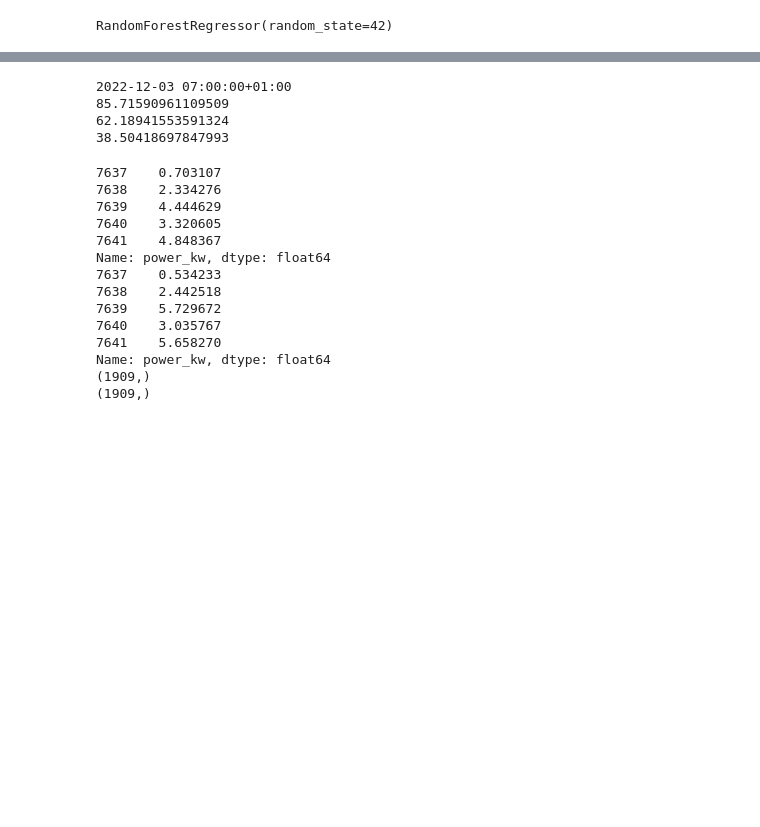
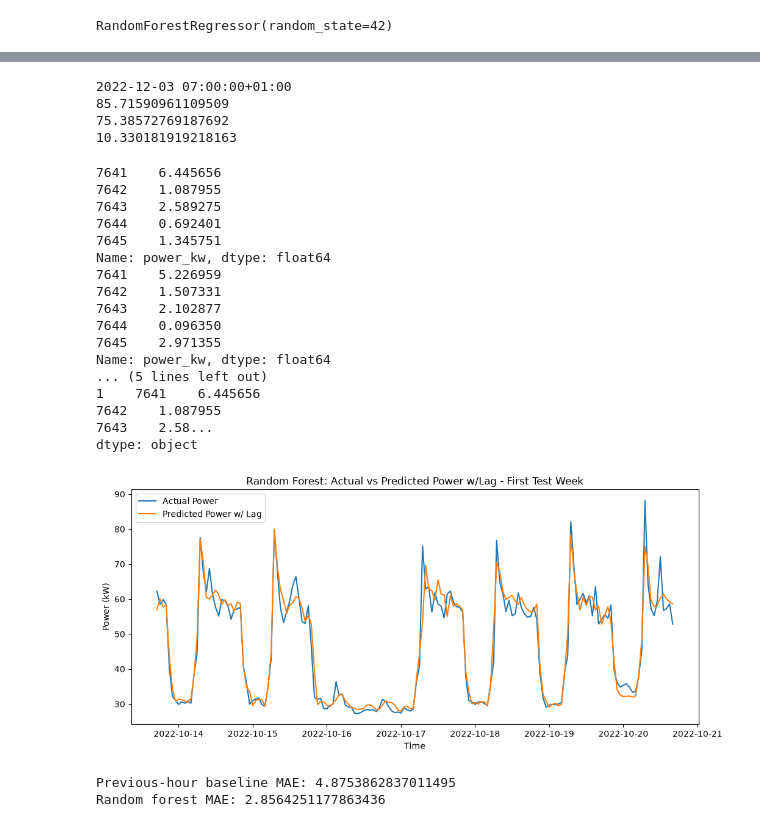
Before and after one commit to AdrianR08/wattwise-ai, a Jupyter notebook: data/wattwise_grocery_analysis.ipynb, the cells around one changed output, grey strips where cells are left out. Cells and saved outputs as stored; diff of their text form; code cells hidden in the pictures; blank space fills up the shorter version.

```diff
--- a/data/wattwise_grocery_analysis.ipynb
+++ b/data/wattwise_grocery_analysis.ipynb
@@ -485,6 +485,7 @@ Random Forest prediction: 48.730256617444
 df_lag = df_electricity.sort_values("timestamp").copy()
 
 df_lag["lag_1h"] = df_lag["power_kw"].shift(1)
+df_lag["lag_24h"] = df_lag["power_kw"].shift(24)
 
 valid_previous_hour = (
     df_lag["timestamp"].diff() == pd.Timedelta(hours=1)
@@ -512,9 +513,11 @@ Missing previous-hour values: 1
 # %% [markdown]
 ## 21. Preparing to Train Your Improved Model
 # %%
-df_lag = df_lag.dropna(subset="lag_1h")
+df_lag = df_lag.dropna(subset=["lag_1h", "lag_24h"])
 # %%
-X = df_lag[["hour","month","weekend","lag_1h"]]
+df_lag["day_of_week"] = df_lag["local_timestamp"].dt.dayofweek
+
+X = df_lag[["hour","month","day_of_week","lag_1h","lag_24h"]]
 
 y = df_lag["power_kw"]
 # %% [markdown]
@@ -604,8 +607,8 @@ print(rf_w_lag_error.loc[8856])
 # %% [output]
 2022-12-03 07:00:00+01:00
 85.71590961109509
-62.18941553591324
-38.50418697847993
+75.38572769187692
+10.330181919218163
 # %%
 
 print(original_rf_w_lag_error.head())
@@ -614,21 +617,54 @@ print(rf_w_lag_error.head())
 print(original_rf_w_lag_error.shape)
 print(rf_w_lag_error.shape)
 
-#abs_error_series = pd.Series([rf_w_lag_error,original_rf_w_lag_error])
-
-#print(abs_error_series)
+abs_error_series = pd.Series([rf_w_lag_error,original_rf_w_lag_error])
+print(abs_error_series)
 # %% [output]
-7637    0.703107
-7638    2.334276
-7639    4.444629
-7640    3.320605
-7641    4.848367
+7641    6.445656
+7642    1.087955
+7643    2.589275
+7644    0.692401
+7645    1.345751
 Name: power_kw, dtype: float64
-7637    0.534233
-7638    2.442518
-7639    5.729672
-7640    3.035767
-7641    5.658270
+7641    5.226959
+7642    1.507331
+7643    2.102877
+7644    0.096350
+7645    2.971355
 Name: power_kw, dtype: float64
-(1909,)
-(1909,)
+... (5 lines left out)
+1    7641    6.445656
+7642    1.087955
+7643    2.58...
+dtype: object
+# %%
+test_timestamps = df_electricity.loc[y_test.index, "local_timestamp"]
+
+plt.figure(figsize=(12, 5))
+
+plt.plot(
+    test_timestamps.iloc[:168],
+    y_test.iloc[:168],
+    label="Actual Power"
+)
+
+plt.plot(
+    test_timestamps.iloc[:168],
+    rf_pred_w_lag_series.iloc[:168],
+    label="Predicted Power w/ Lag"
+)
+
+plt.xlabel("Time")
+plt.ylabel("Power (kW)")
+plt.title("Random Forest: Actual vs Predicted Power w/Lag - First Test Week")
+plt.legend()
+plt.show()
+# %% [output]
+[figure, added]
+# %%
+baseline_mae = mean_absolute_error(y_test, X_test["lag_1h"])
+print("Previous-hour baseline MAE:", baseline_mae)
+print("Random forest MAE:", mae_w_lag)
+# %% [output]
+Previous-hour baseline MAE: 4.8753862837011495
+Random forest MAE: 2.8564251177863436
```
Also changed, not shown: parts of 5 cells of this notebook, 3 other files.
